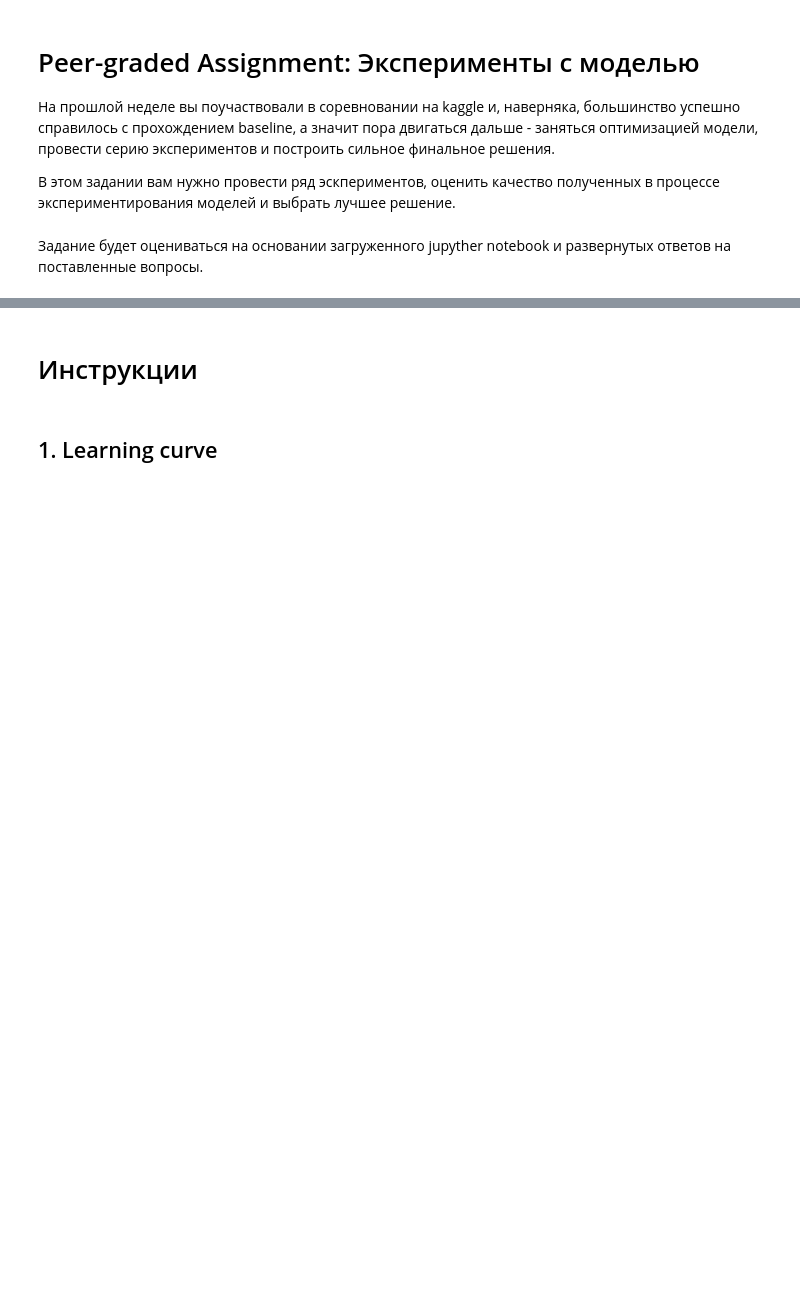
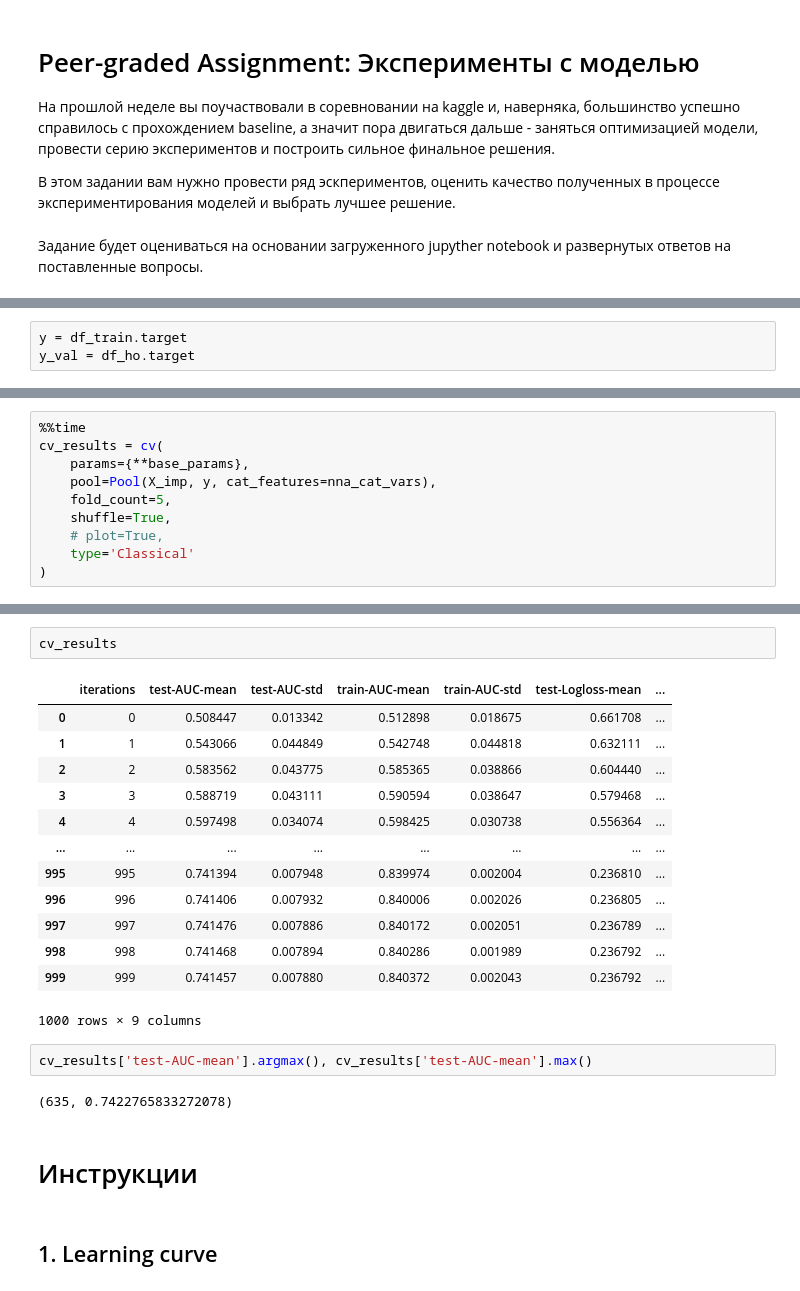
Before and after one commit to Uniholder/Specialization-Yandex-MIPT, a Jupyter notebook: 6_Final_projects/2_churn_prediction/week_5.ipynb, the cells around one changed output, grey strips where cells are left out. Drawn from its saved outputs; the diff is of its cells as text; blank space fills up the shorter version.

```diff
--- a/6_Final_projects/2_churn_prediction/week_5.ipynb
+++ b/6_Final_projects/2_churn_prediction/week_5.ipynb
@@ -189,0 +112,3 @@ Wall time: 1min 13s
+# %%
+y = df_train.target
+y_val = df_ho.target
@@ -189,0 +130,10 @@ Wall time: 1min 13s
+# %%
+%%time
+cv_results = cv(
+    params={**base_params},
+    pool=Pool(X_imp, y, cat_features=nna_cat_vars),
+    fold_count=5,
+    shuffle=True,
+    # plot=True,
+    type='Classical'
+)
@@ -190,3 +158,23 @@ Wall time: 1min 13s
+# %%
+cv_results
+# %% [output]
+|  | iterations | test-AUC-mean | test-AUC-std | train-AUC-mean | train-AUC-std | test-Logloss-mean | ... |
+| 0 | 0 | 0.508447 | 0.013342 | 0.512898 | 0.018675 | 0.661708 | ... |
+| 1 | 1 | 0.543066 | 0.044849 | 0.542748 | 0.044818 | 0.632111 | ... |
+| 2 | 2 | 0.583562 | 0.043775 | 0.585365 | 0.038866 | 0.604440 | ... |
+| 3 | 3 | 0.588719 | 0.043111 | 0.590594 | 0.038647 | 0.579468 | ... |
+| 4 | 4 | 0.597498 | 0.034074 | 0.598425 | 0.030738 | 0.556364 | ... |
+| ... | ... | ... | ... | ... | ... | ... | ... |
+| 995 | 995 | 0.741394 | 0.007948 | 0.839974 | 0.002004 | 0.236810 | ... |
+| 996 | 996 | 0.741406 | 0.007932 | 0.840006 | 0.002026 | 0.236805 | ... |
+| 997 | 997 | 0.741476 | 0.007886 | 0.840172 | 0.002051 | 0.236789 | ... |
+| 998 | 998 | 0.741468 | 0.007894 | 0.840286 | 0.001989 | 0.236792 | ... |
+| 999 | 999 | 0.741457 | 0.007880 | 0.840372 | 0.002043 | 0.236792 | ... |
+1000 rows × 9 columns
+# %%
+cv_results['test-AUC-mean'].argmax(), cv_results['test-AUC-mean'].max()
+# %% [output]
+(635, 0.7422765833272078)
 # %% [markdown]
 # Инструкции
 # %% [markdown]
```
Also changed, not shown: parts of 41 cells of this notebook.
